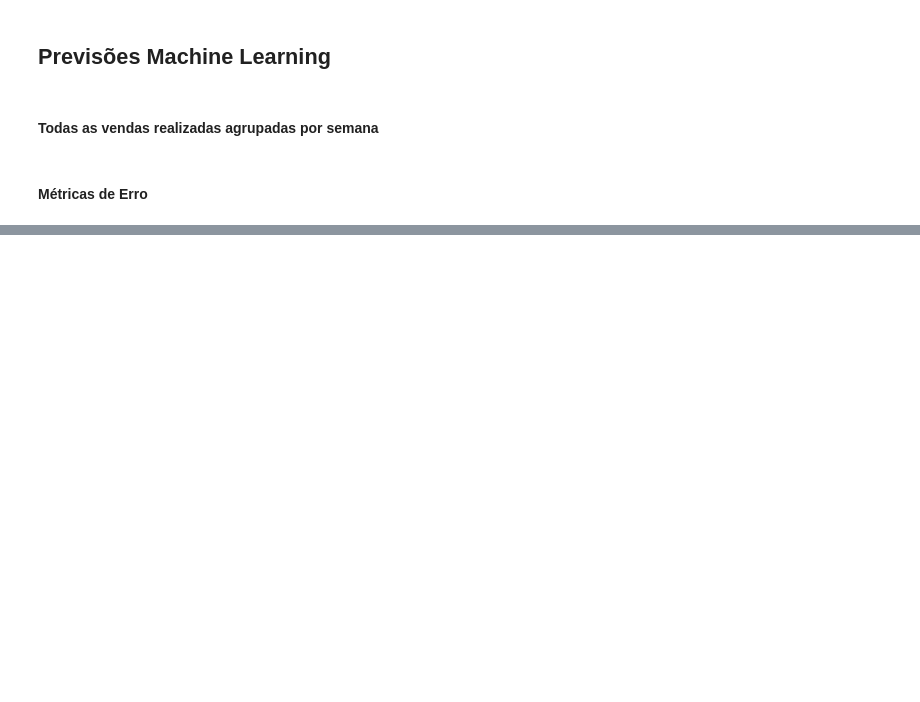
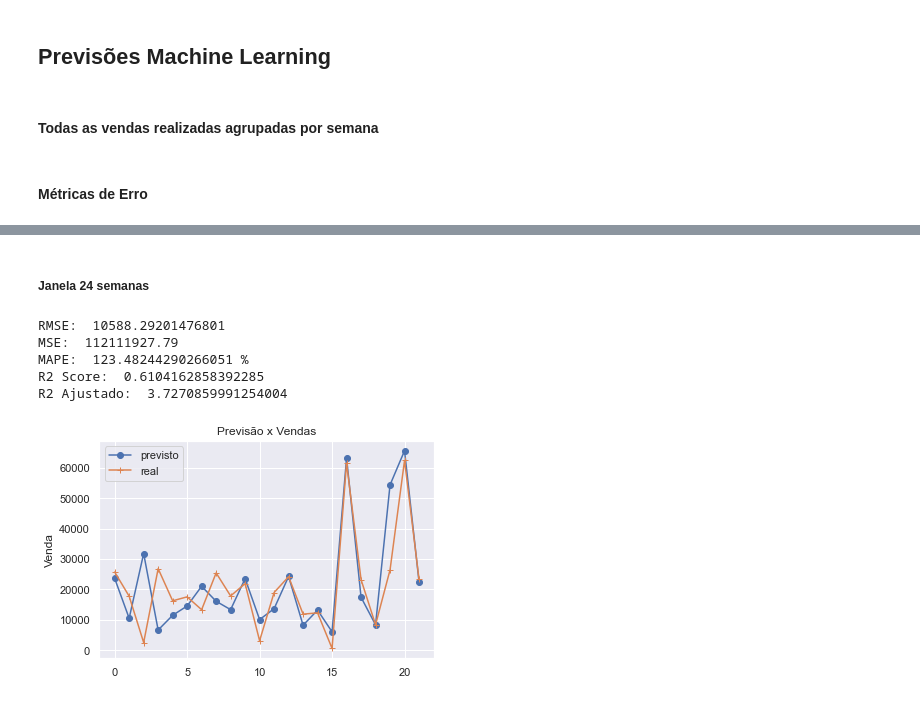
Before and after one commit to gdutramartins/bi-master, a Jupyter notebook: Trabalhos-Curso/2021-05-DM/time-series.ipynb, the cells around one changed output, grey strips where cells are left out. Cells and saved outputs as stored; diff of their text form; code cells hidden in the pictures; blank space fills up the shorter version.

```diff
--- a/Trabalhos-Curso/2021-05-DM/time-series.ipynb
+++ b/Trabalhos-Curso/2021-05-DM/time-series.ipynb
@@ -460,0 +399,12 @@ plt.show()
+# %% [markdown]
+##### Janela 24 semanas
+# %%
+x_train, x_test, y_train, y_test = monta_dataset_por_janela(dataset=df_venda_historico_agrupado, window=24)
+train_predict_random_forest(x_train, x_test, y_train, y_test)
+# %% [output]
+RMSE:  10588.29201476801
+MSE:  112111927.79
+MAPE:  123.48244290266051 %
+R2 Score:  0.6104162858392285
+R2 Ajustado:  3.7270859991254004
+[figure, added]
```
Also changed, not shown: parts of 52 cells of this notebook.
